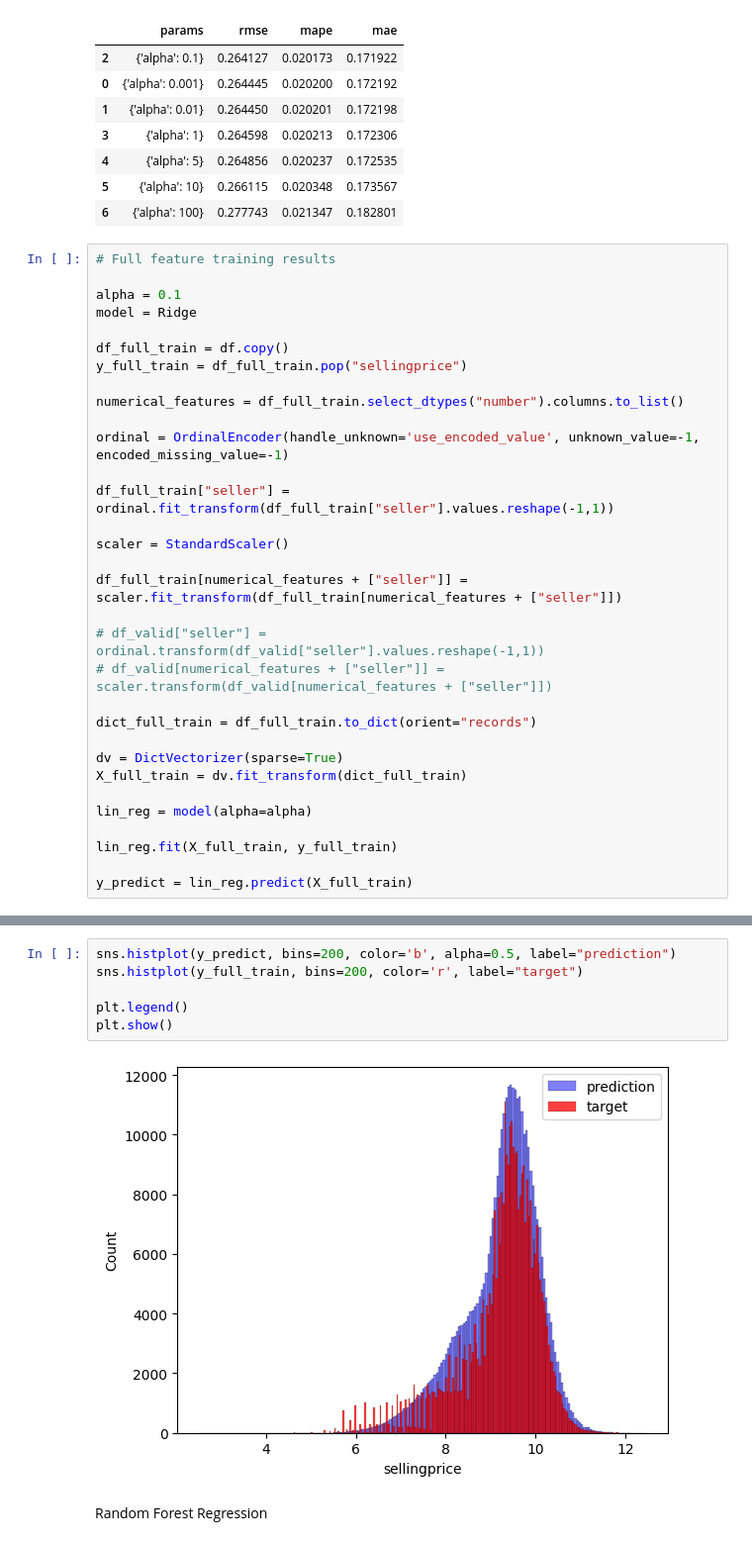
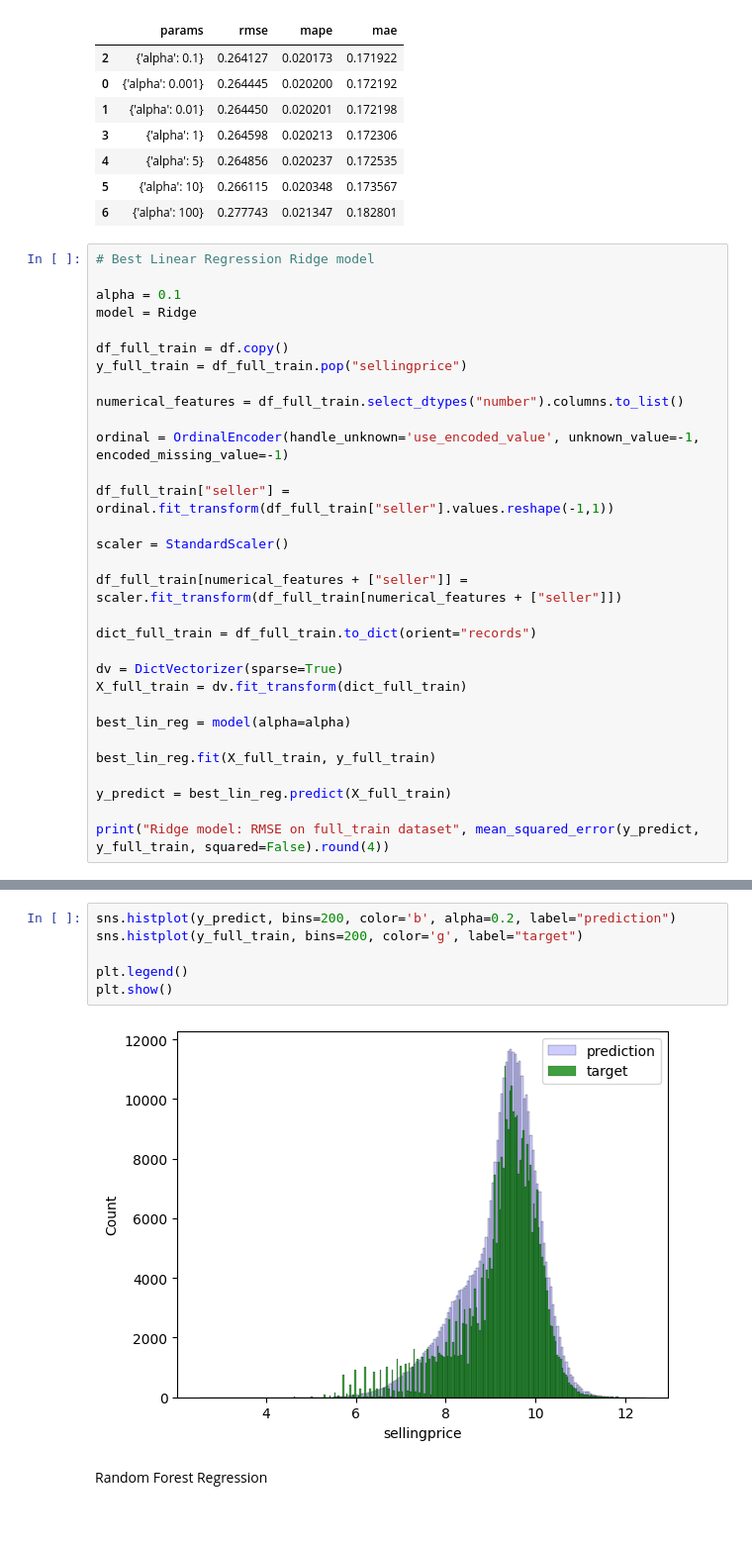
Before and after one commit to K0nkere/Car-prices-midterm, a Jupyter notebook: model-training-tuning.ipynb, the cells around one changed output, grey strips where cells are left out. Shown: that part at 99% size. Saved outputs shown, nothing was run; the diff lists cells and outputs as text.

```diff
--- a/model-training-tuning.ipynb
+++ b/model-training-tuning.ipynb
@@ -200,7 +207,7 @@ display(df_metrics.sort_values(by="rmse"))
 | 5 | {'alpha': 10} | 0.266115 | 0.020348 | 0.173567 |
 | 6 | {'alpha': 100} | 0.277743 | 0.021347 | 0.182801 |
 # %%
-# Full feature training results
+# Best Linear Regression Ridge model
 
 alpha = 0.1
 model = Ridge
@@ -218,16 +225,15 @@ scaler = StandardScaler()
 
 df_full_train[numerical_features + ["seller"]] = scaler.fit_transform(df_full_train[numerical_features + ["seller"]])
 
-# df_valid["seller"] = ordinal.transform(df_valid["seller"].values.reshape(-1,1))
-# df_valid[numerical_features + ["seller"]] = scaler.transform(df_valid[numerical_features + ["seller"]])
-
 dict_full_train = df_full_train.to_dict(orient="records")
 
 dv = DictVectorizer(sparse=True)
 X_full_train = dv.fit_transform(dict_full_train)
 
-lin_reg = model(alpha=alpha)
+best_lin_reg = model(alpha=alpha)
 
-lin_reg.fit(X_full_train, y_full_train)
+best_lin_reg.fit(X_full_train, y_full_train)
 
-y_predict = lin_reg.predict(X_full_train)
+y_predict = best_lin_reg.predict(X_full_train)
+
+print("Ridge model: RMSE on full_train dataset", mean_squared_error(y_predict, y_full_train, squared=False).round(4))
@@ -234,11 +242,11 @@ y_predict = lin_reg.predict(X_full_train)
 # %%
-sns.histplot(y_predict, bins=200, color='b', alpha=0.5, label="prediction")
-sns.histplot(y_full_train, bins=200, color='r', label="target")
+sns.histplot(y_predict, bins=200, color='b', alpha=0.2, label="prediction")
+sns.histplot(y_full_train, bins=200, color='g', label="target")
 
 plt.legend()
 plt.show()
 # %% [output]
-[figure, old version]
+[figure, new version]
 # %% [markdown]
 Random Forest Regression
 # %%
```
Also changed, not shown: parts of 29 cells of this notebook, 6 other files.
